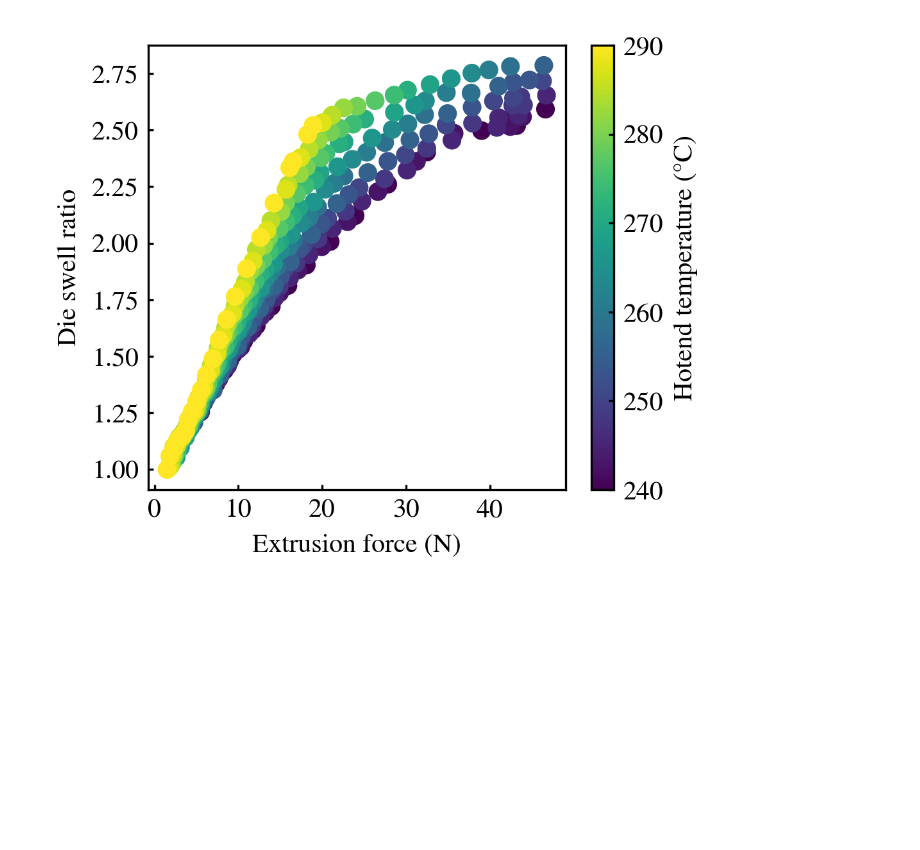
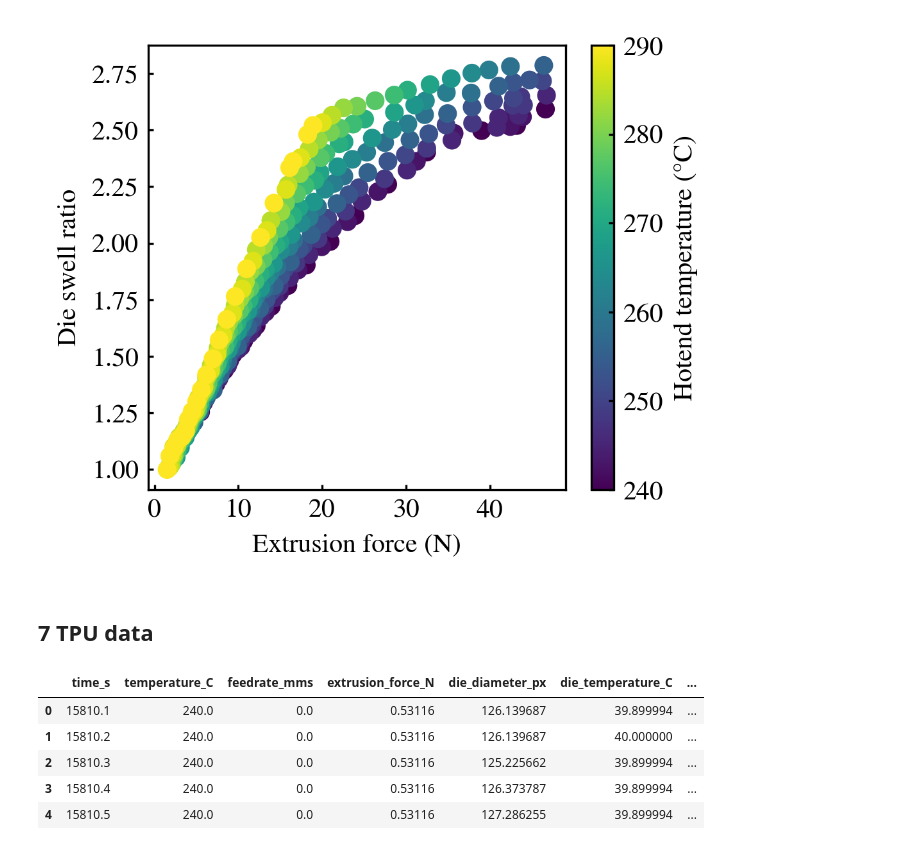
Before and after one commit to ZLoverty/ETP, a Jupyter notebook: Code/extrusion_force.ipynb, the cells around one changed output. Cells and saved outputs as stored; diff of their text form; code cells hidden in the pictures; blank space fills up the shorter version.

```diff
--- a/Code/extrusion_force.ipynb
+++ b/Code/extrusion_force.ipynb
@@ -974,3 +974,5 @@ plt.ylabel("Die swell ratio")
 # %% [output]
 Text(0, 0.5, 'Die swell ratio')
 [figure]
+# %% [markdown]
+## 7 TPU data
@@ -976,0 +983,9 @@ Text(0, 0.5, 'Die swell ratio')
+# %%
+data.head()
+# %% [output]
+|  | time_s | temperature_C | feedrate_mms | extrusion_force_N | die_diameter_px | die_temperature_C | ... |
+| 0 | 15810.1 | 240.0 | 0.0 | 0.53116 | 126.139687 | 39.899994 | ... |
+| 1 | 15810.2 | 240.0 | 0.0 | 0.53116 | 126.139687 | 40.000000 | ... |
+| 2 | 15810.3 | 240.0 | 0.0 | 0.53116 | 125.225662 | 39.899994 | ... |
+| 3 | 15810.4 | 240.0 | 0.0 | 0.53116 | 126.373787 | 39.899994 | ... |
+| 4 | 15810.5 | 240.0 | 0.0 | 0.53116 | 127.286255 | 39.899994 | ... |
```
Also changed, not shown: parts of 4 cells of this notebook, 1 other file.
